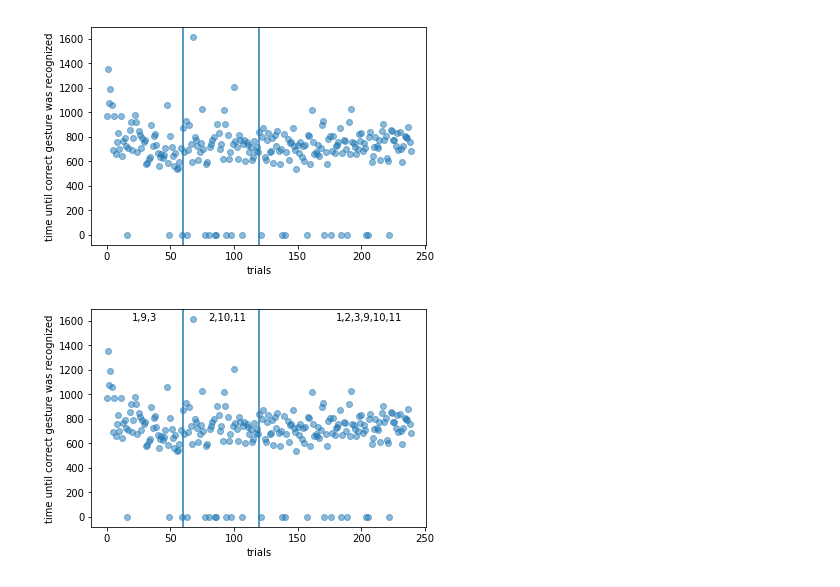
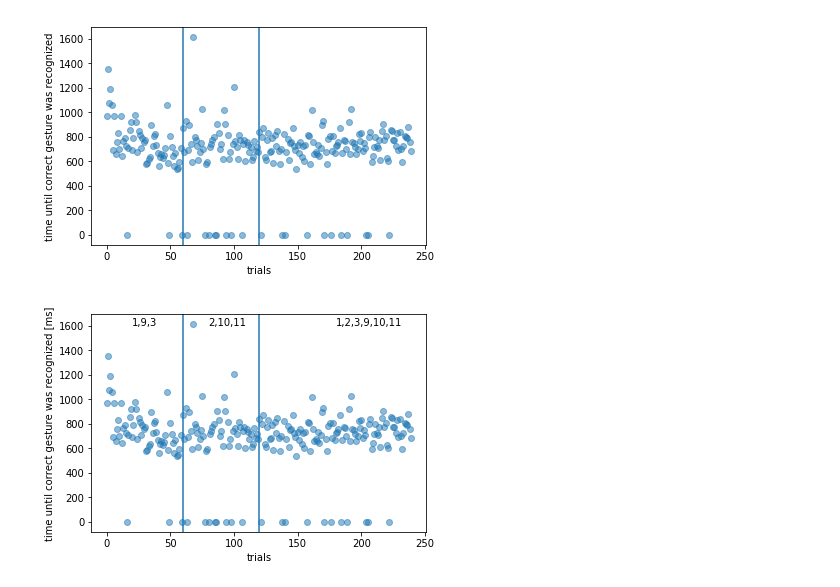
Before and after one commit to alpreu/FITstudy, a Jupyter notebook: notebook/first_analysis.ipynb, the cells around one changed output. Cells and saved outputs as stored; diff of their text form; code cells hidden in the pictures.

```diff
--- a/notebook/first_analysis.ipynb
+++ b/notebook/first_analysis.ipynb
@@ -33,12 +33,12 @@ plt.show()
 # %%
 plt.scatter(df.index, df['tEnd(ms)'], alpha=0.5, marker='o')
 plt.xlabel("trials")
-plt.ylabel("time until correct gesture was recognized")
+plt.ylabel("time until correct gesture was recognized [ms]")
 plt.axvline(60)
 plt.axvline(120)
 plt.text(20,1600,'1,9,3')
 plt.text(80,1600,'2,10,11')
 plt.text(180,1600,'1,2,3,9,10,11')
 plt.show()
 # %% [output]
-[figure, old version]
+[figure, new version]
```
